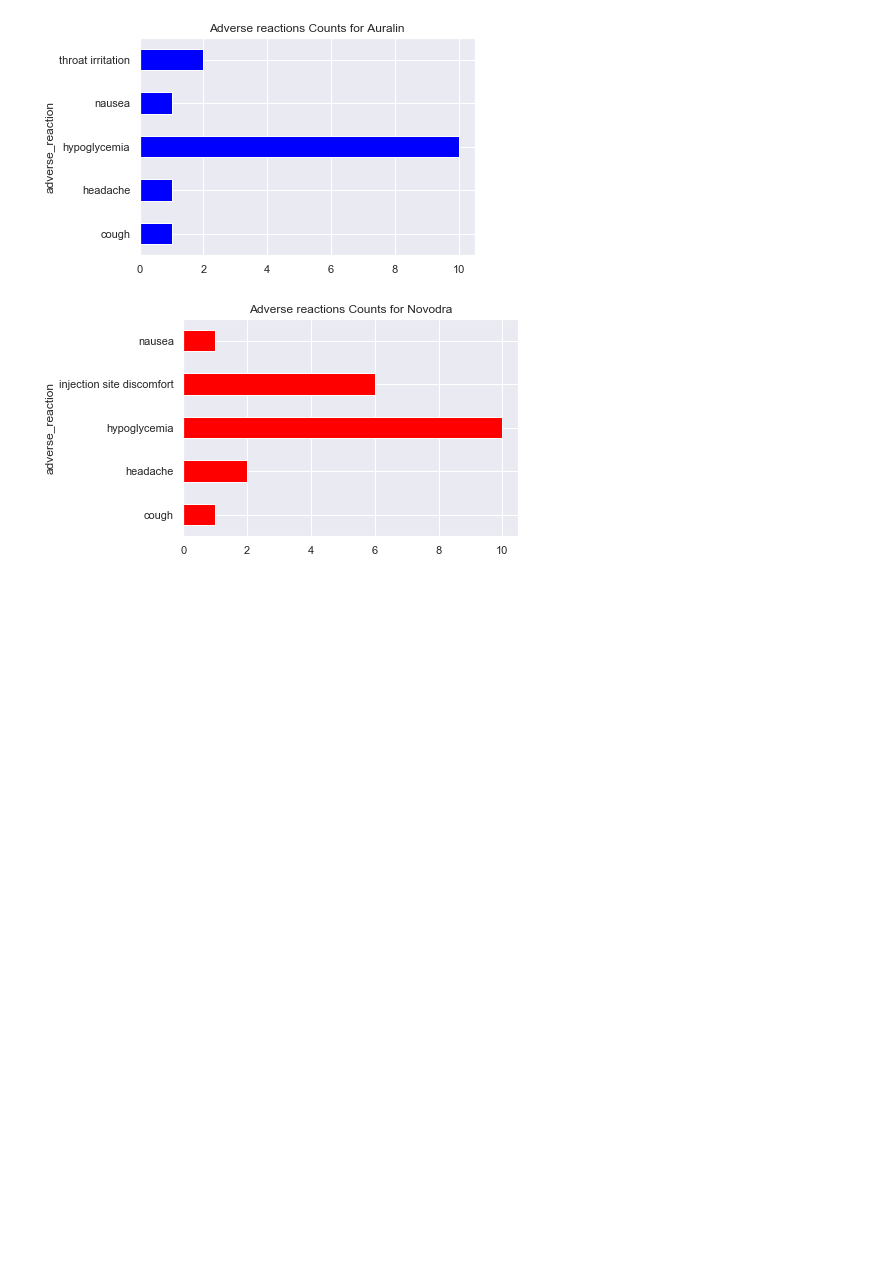
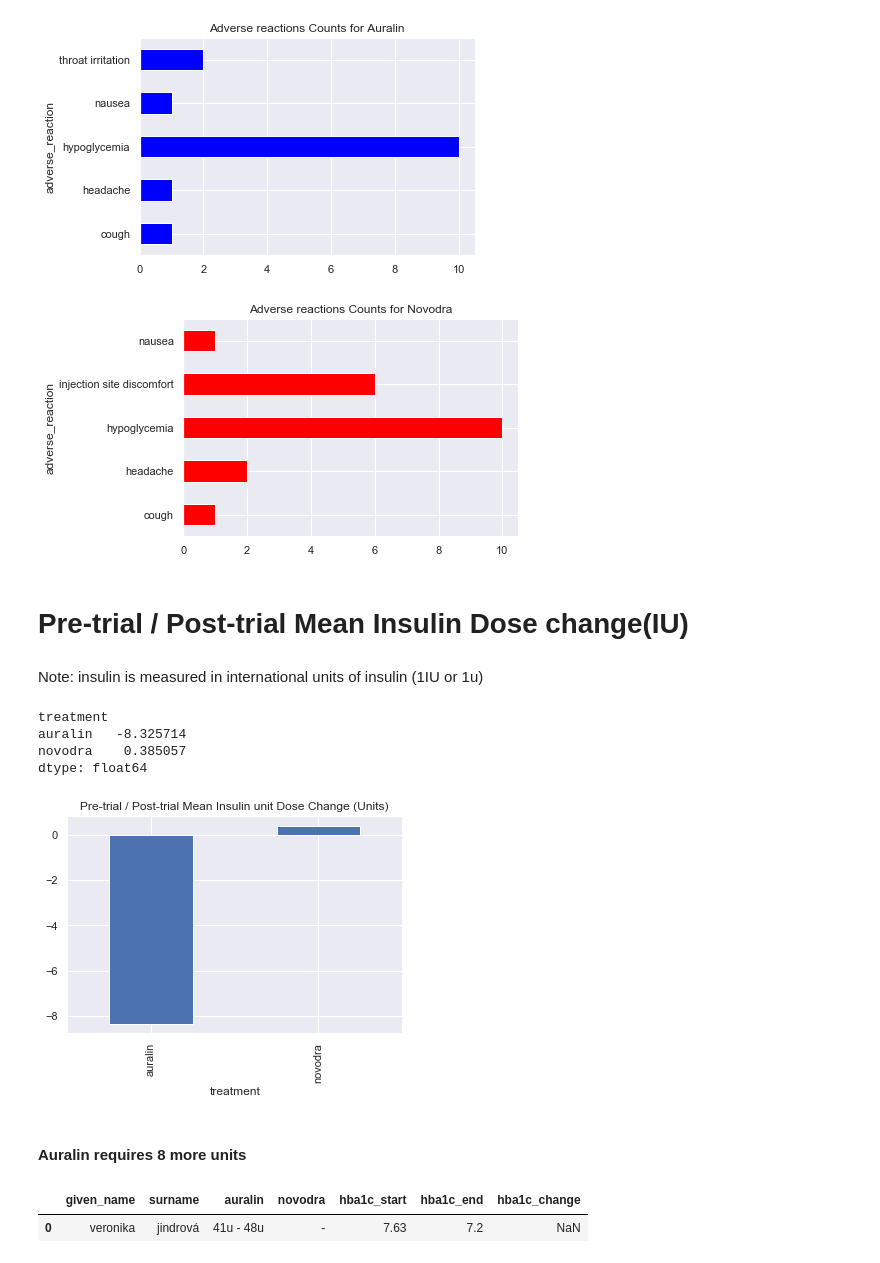
Before and after one commit to uminomuneaki/Clinical_Data_Analysis, a Jupyter notebook: assessing.ipynb, the cells around one changed output. Drawn from its saved outputs; the diff is of its cells as text; code cells hidden in the pictures; blank space fills up the shorter version.

Commit message:
add visualizations

```diff
--- a/assessing.ipynb
+++ b/assessing.ipynb
@@ -724,3 +719,29 @@ after_adverse_reactions.novodra.plot(kind = 'barh',
                                     color = 'red');
 # %% [output]
 [figure]
+# %% [markdown]
+# Pre-trial / Post-trial Mean Insulin Dose change(IU)
+# %% [markdown]
+Note: insulin is measured in international units of insulin (1IU or 1u)
+# %%
+after_mean_dose_change = treatments_clean.groupby('treatment').dose_start.mean() - \
+treatments_clean.groupby('treatment').dose_end.mean()
+# %%
+after_mean_dose_change
+# %% [output]
+treatment
+auralin   -8.325714
+novodra    0.385057
+dtype: float64
+# %%
+after_mean_dose_change.plot(kind = 'bar',
+                           title = 'Pre-trial / Post-trial Mean Insulin unit Dose Change (Units)');
+# %% [output]
+[figure, added]
+# %% [markdown]
+#### Auralin requires 8 more units
+# %%
+treatments.head(1)
+# %% [output]
+|  | given_name | surname | auralin | novodra | hba1c_start | hba1c_end | hba1c_change |
+| 0 | veronika | jindrová | 41u - 48u | - | 7.63 | 7.2 | NaN |
```
Also changed, not shown: parts of 6 cells of this notebook.
